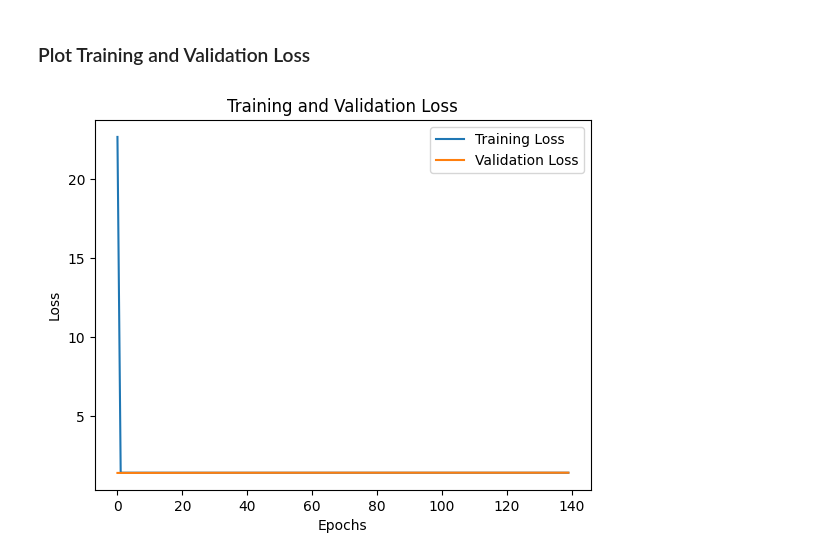
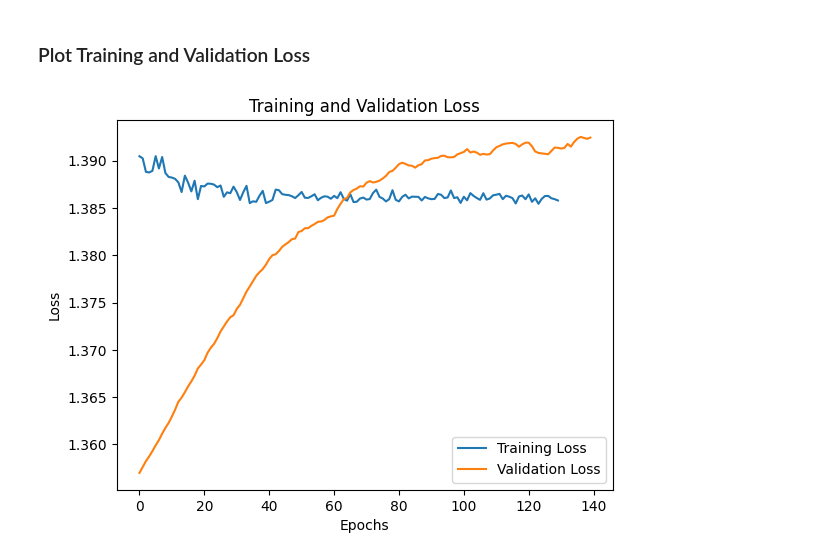
Before and after one commit to hwalters361/ML_rain_prediction, a Jupyter notebook: Introduction.ipynb, the cells around one changed output. Cells and saved outputs as stored; diff of their text form; code cells hidden in the pictures.

```diff
--- a/Introduction.ipynb
+++ b/Introduction.ipynb
@@ -495,7 +496,7 @@ sst_pca = chunk_sst_to_label(sst_condensed_pca)
 sst_24_months shape: (732, 192)
 # %%
 def get_cluster_data(ind):
-    X_train, X_test, y_train, y_test = train_test_split(sst_data_all, clusters[ind], test_size=0.1, random_state=4)
+    X_train, X_test, y_train, y_test = train_test_split(sst_pca, clusters[ind], test_size=0.1, random_state=4)
     return X_train, X_test, y_train, y_test
 # %% [markdown]
 ## Training a Random Forest
@@ -505,6 +506,7 @@ We now have our nine label clusters and our input rows as well (which contain th
 trials = []
 conf_preds = []
 conf_labels = []
+importances = []
 for trial in range(5):
     accuracies = []
     for i in range(len(clusters)):
@@ -512,16 +514,15 @@ for trial in range(5):
 
         rf = RandomForestClassifier(max_depth=1, min_samples_leaf=100, n_estimators=200) # since there are only 4 possible outputs, we use a Classifier
         rf.fit(X_train, y_train)
-        y_pred = rf.predict(X_train)  # changed to X_train to see if confusion matrix still skewed
+        importances.append(rf.feature_importances_)
+        y_pred = rf.predict(X_test)  # changed to X_train to see if confusion matrix still skewed
 
-        accuracies.append(accuracy_score(y_train, y_pred))
+        accuracies.append(accuracy_score(y_test, y_pred))
         conf_preds.append(y_pred)
-        conf_labels.append(y_train)  # changed to y_train to see if confusion matrix still skewed
-        print(f"Accuracy for cluster {i}: {accuracies[i]}")
+        conf_labels.append(y_test)  # changed to y_train to see if confusion matrix still skewed
     trials.append(accuracies)
 
 trials = np.array(trials)
 # get the mean accuracy for each cluster
 mean_accuracies = np.mean(trials, axis=0)
-print(f"Mean accuracy for cluster {i}: {mean_accuracies[i]}")
-np.savetxt("4_comps.csv", trials, delimiter=",")
+# np.savetxt("_______.csv", trials, delimiter=",")
@@ -699,7 +705,7 @@ nn_test_predictions_all_clusters = []
 nn_train_labels_all_clusters = []
 nn_test_labels_all_clusters = []
 
-for i in range(8):
+for i in range(len(clusters)):
     print(f"\nBegin training model for cluster {i+1}")
     # Get data for this cluster
     X_train, X_test, y_train, y_test = get_cluster_data(i)
@@ -759,16 +751,16 @@ plot_confusion_matrices(nn_test_predictions_all_clusters,nn_test_labels_all_clus
 ### Plot Training and Validation Loss
 # %%
 # Plot and label the training and validation loss values
-plt.plot(losses[10:], label='Training Loss')
+plt.plot(losses[20:], label='Training Loss')
 plt.plot(valid_losses[10:], label='Validation Loss')
 
 # Add in a title and axes labels
 plt.title('Training and Validation Loss')
 plt.xlabel('Epochs')
 plt.ylabel('Loss')
 
 # Display the plot
 plt.legend(loc='best')
 plt.show()
 # %% [output]
-[figure, old version]
+[figure, new version]
```
Also changed, not shown: parts of 11 cells of this notebook.
